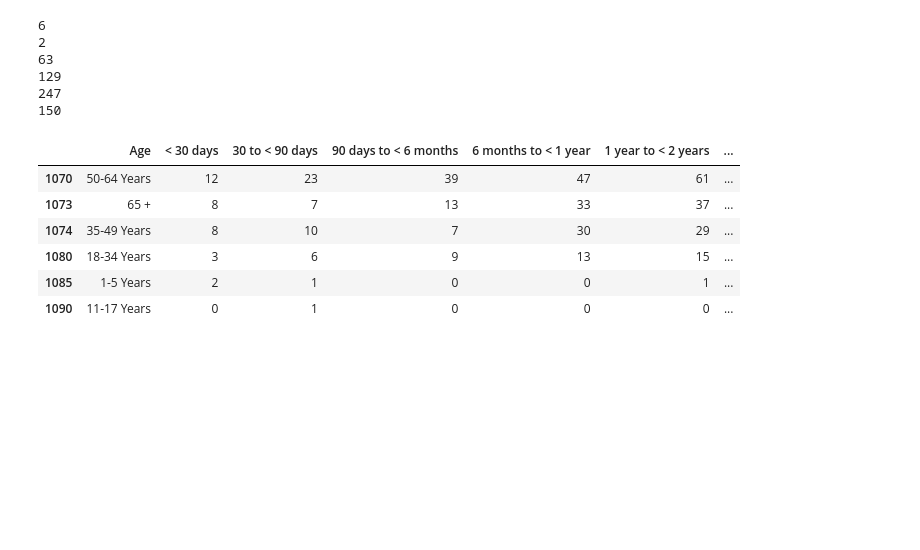
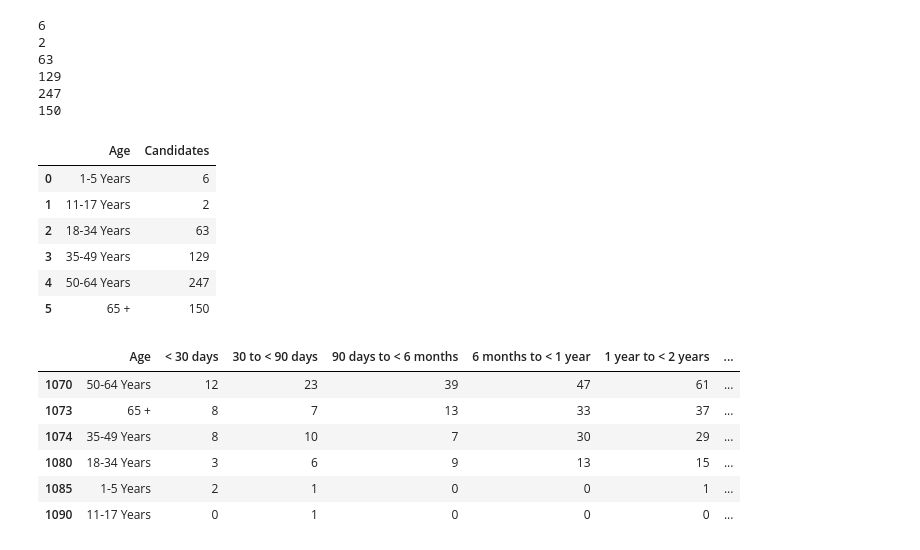
Before and after one commit to ASPigman/Project_1, a Jupyter notebook: KidneyTransplantMain.ipynb, the cells around one changed output. Saved outputs shown, nothing was run; the diff lists cells and outputs as text; code cells hidden in the pictures; blank space fills up the shorter version.

```diff
--- a/KidneyTransplantMain.ipynb
+++ b/KidneyTransplantMain.ipynb
@@ -710,6 +494,21 @@ print(ok_age_group_H)
 129
 247
 150
+# %%
+# OK ethnicity totals dataframe
+
+ok_age_totals = pd.DataFrame({"Age":["1-5 Years", "11-17 Years", "18-34 Years", "35-49 Years", "50-64 Years", "65 +"],
+                              "Candidates":[ok_age_group_B, ok_age_group_D, ok_age_group_E, ok_age_group_F,
+                                            ok_age_group_G, ok_age_group_H]})
+ok_age_totals
+# %% [output]
+|  | Age | Candidates |
+| 0 | 1-5 Years | 6 |
+| 1 | 11-17 Years | 2 |
+| 2 | 18-34 Years | 63 |
+| 3 | 35-49 Years | 129 |
+| 4 | 50-64 Years | 247 |
+| 5 | 65 + | 150 |
 # %%
 # Creating age vs wait time dataframe
 
```
Also changed, not shown: parts of 21 cells of this notebook.
